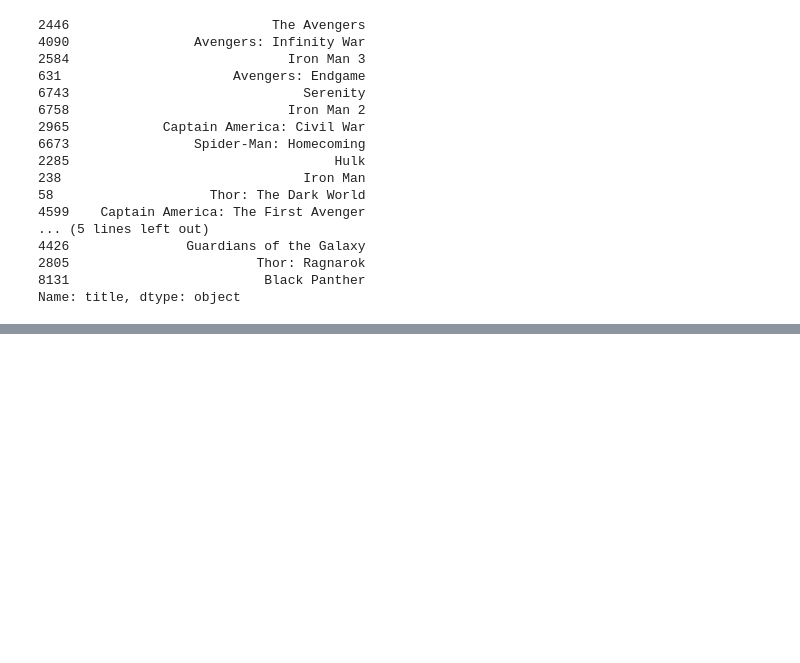
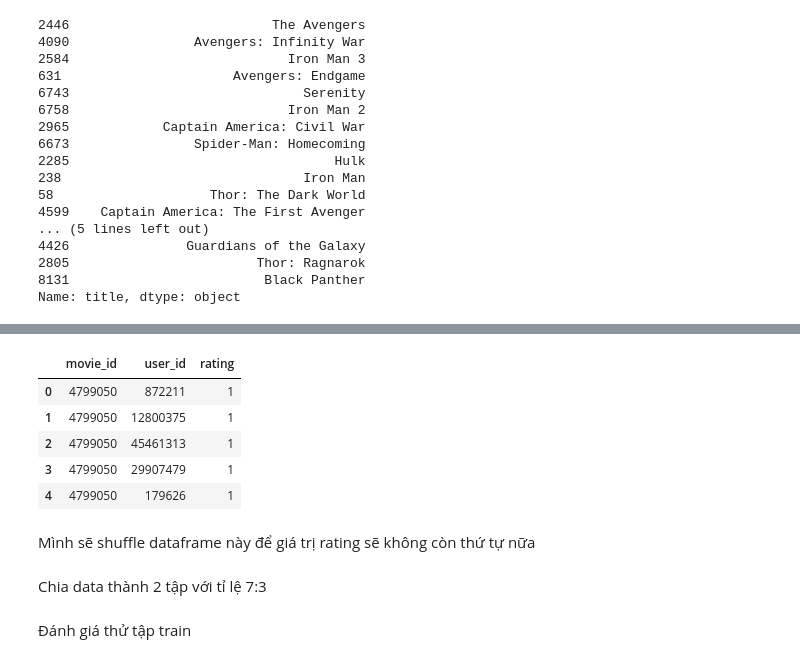
Before and after one commit to bathinh001/Movie-Recommendation-IMDb, a Jupyter notebook: main/main.ipynb, the cells around one changed output, grey strips where cells are left out. Saved outputs shown, nothing was run; the diff lists cells and outputs as text; code cells hidden in the pictures; blank space fills up the shorter version.

```diff
--- a/main/main.ipynb
+++ b/main/main.ipynb
@@ -199,0 +209,12 @@ Name: title, dtype: object
+# %%
+ratings_df = pd.read_csv('../data/rating.csv')
+ratings_df.head()
+# %% [output]
+|  | movie_id | user_id | rating |
+| 0 | 4799050 | 872211 | 1 |
+| 1 | 4799050 | 12800375 | 1 |
+| 2 | 4799050 | 45461313 | 1 |
+| 3 | 4799050 | 29907479 | 1 |
+| 4 | 4799050 | 179626 | 1 |
+# %% [markdown]
+Mình sẽ shuffle dataframe này để giá trị rating sẽ không còn thứ tự nữa
@@ -199,0 +223,2 @@ Name: title, dtype: object
+# %% [markdown]
+Chia data thành 2 tập với tỉ lệ 7:3
@@ -199,0 +229,2 @@ Name: title, dtype: object
+# %% [markdown]
+Đánh giá thử tập train
```
Also changed, not shown: parts of 13 cells of this notebook.
